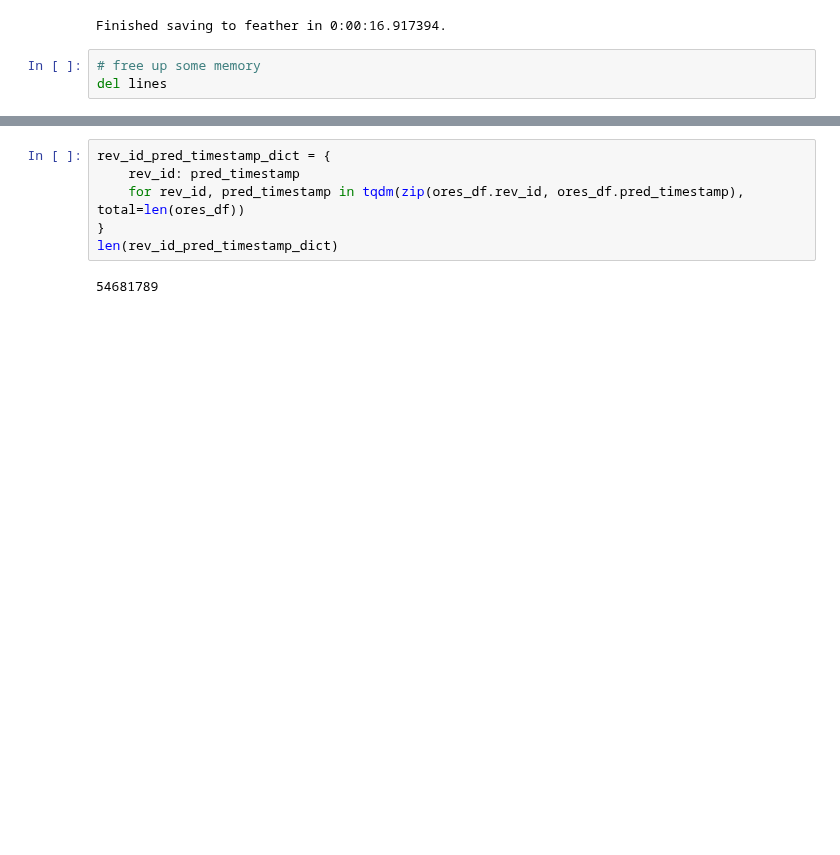
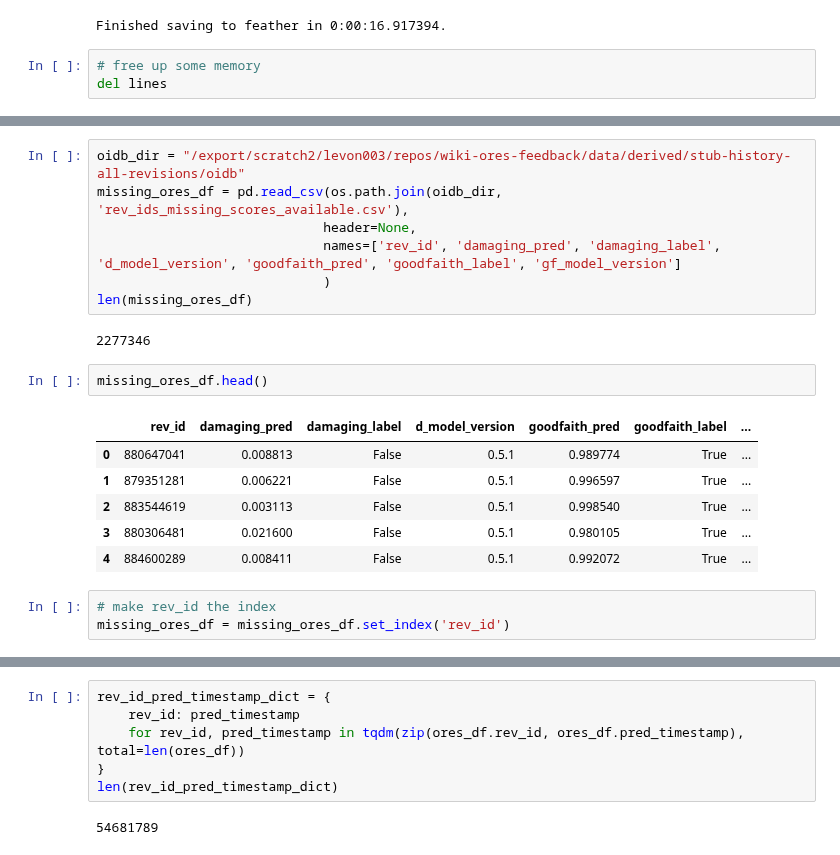
Before and after one commit to levon003/wiki-ores-feedback, a Jupyter notebook: notebook/interface/OresHdfsDataInspection.ipynb, the cells around one changed output, grey strips where cells are left out. Cells and saved outputs as stored; diff of their text form; blank space fills up the shorter version.

Commit message:
Updated code to join rev data with ORES scores.

```diff
--- a/notebook/interface/OresHdfsDataInspection.ipynb
+++ b/notebook/interface/OresHdfsDataInspection.ipynb
@@ -163,0 +210,21 @@ Name: rev_id, dtype: int64
+# %%
+oidb_dir = "/export/scratch2/levon003/repos/wiki-ores-feedback/data/derived/stub-history-all-revisions/oidb"
+missing_ores_df = pd.read_csv(os.path.join(oidb_dir, 'rev_ids_missing_scores_available.csv'),
+                             header=None,
+                             names=['rev_id', 'damaging_pred', 'damaging_label', 'd_model_version', 'goodfaith_pred', 'goodfaith_label', 'gf_model_version']
+                             )
+len(missing_ores_df)
+# %% [output]
+2277346
+# %%
+missing_ores_df.head()
+# %% [output]
+|  | rev_id | damaging_pred | damaging_label | d_model_version | goodfaith_pred | goodfaith_label | ... |
+| 0 | 880647041 | 0.008813 | False | 0.5.1 | 0.989774 | True | ... |
+| 1 | 879351281 | 0.006221 | False | 0.5.1 | 0.996597 | True | ... |
+| 2 | 883544619 | 0.003113 | False | 0.5.1 | 0.998540 | True | ... |
+| 3 | 880306481 | 0.021600 | False | 0.5.1 | 0.980105 | True | ... |
+| 4 | 884600289 | 0.008411 | False | 0.5.1 | 0.992072 | True | ... |
+# %%
+# make rev_id the index
+missing_ores_df = missing_ores_df.set_index('rev_id')
```
Also changed, not shown: parts of 13 cells of this notebook, 1 other file.
